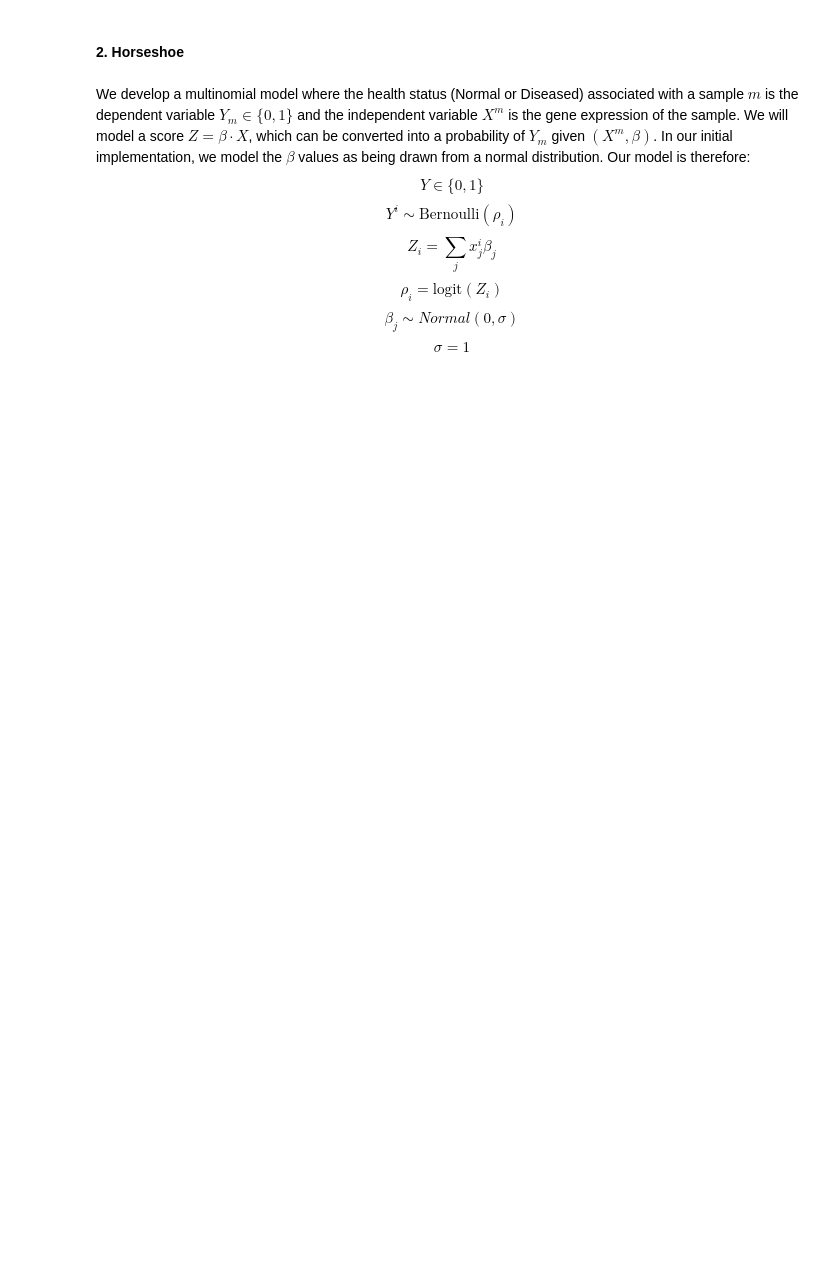
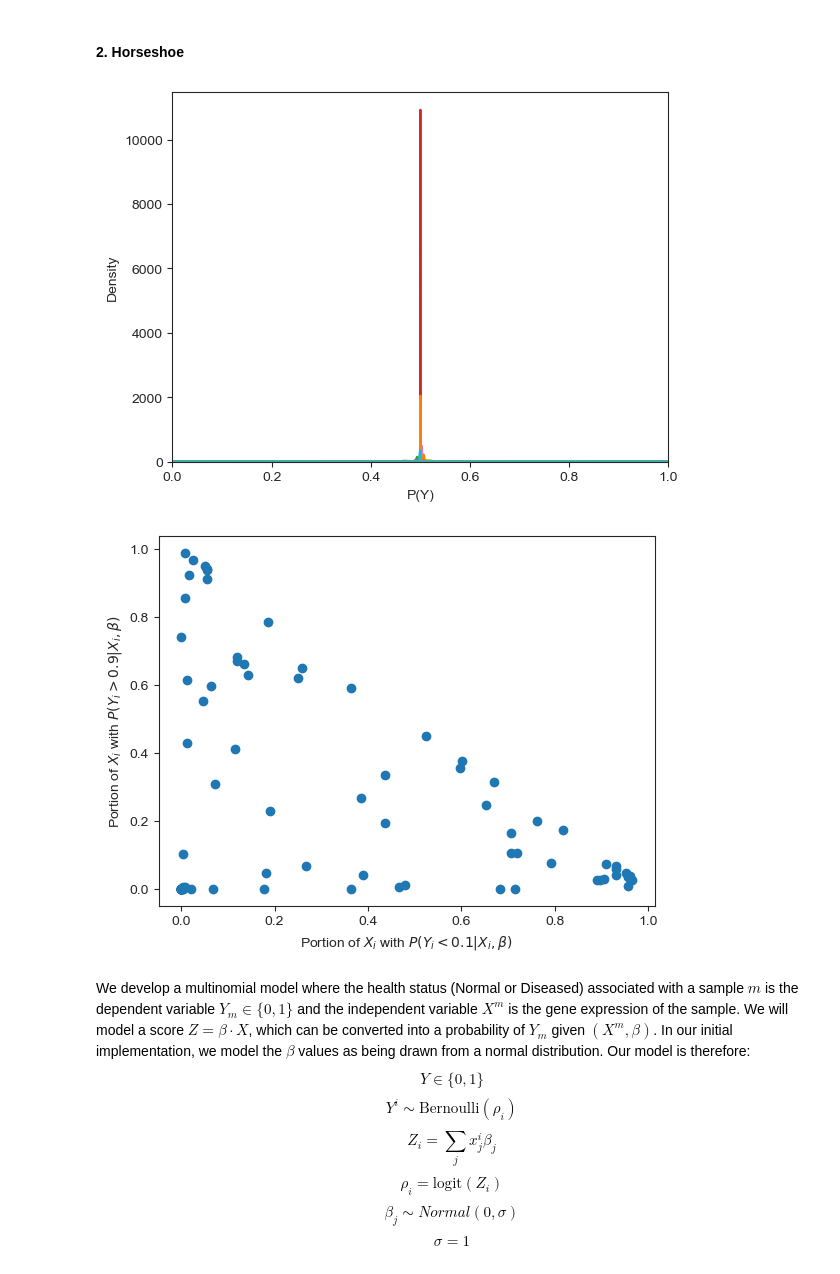
Before and after one commit to CamLunn/Bayesian-Logistic-Regression-Kidney-Disease, a Jupyter notebook: model_notebook_1.ipynb, the cells around one changed output. Cells and saved outputs as stored; diff of their text form; code cells hidden in the pictures; blank space fills up the shorter version.

```diff
--- a/model_notebook_1.ipynb
+++ b/model_notebook_1.ipynb
@@ -285,19 +508,40 @@ print(f"Expected number of genes with |B_i|>0.1: {sum(np.abs(double_exponential_
 # %% [markdown]
 #### 2. Horseshoe
-# %%
-# <!-- lambda ~ cauchy(0, 3);
-#   tau ~ cauchy(0, 1);
-#   for (i in 1:q) {
-#     beta[i] ~ normal(0, lambda[i] * tau);
-#   } -->
-lambda_rvs = sp.stats.cauchy.rvs(loc=0, scale=0.5, size=1000)
-tau_rvs = sp.stats.cauchy.rvs(loc=0, scale=1, size=100)
-sigma_rvs = []
-for i in range(len(tau_rvs)):
-    sigma_rvs.extend(lambda_rvs * tau_rvs[i])
-sigma_rvs = np.array(sigma_rvs)
-print(f"sigmas greater than 1: {sum(np.abs(sigma_rvs > 0.5))/len(sigma_rvs)}")
-plt.scatter([i for i in range(len(sigma_rvs))], sigma_rvs)
+# %%
+zero_counts = []
+one_counts = []
+n = 100
+lam = sp.stats.cauchy(loc=0, scale=0.5)
+tau = sp.stats.cauchy.rvs(loc=0, scale=0.5, size=n)
+for i in range(100):
+    lam_rvs = lam.rvs(size=len(raw_df))
+    tau_2 = tau[i]*tau[i]
+    for l in lam_rvs:
+        norm_rvs = sp.stats.norm.rvs(loc=0, scale=l*l*tau_2, size=len(raw_df))
+    Y_vals = []
+    for x in data_rand['X']:
+        z = sum(np.array(x) * norm_rvs)
+        Y_vals.append(np.exp(z) / (1 + np.exp(z)))
+    Y_vals = np.array(Y_vals)
+    zero_counts.append(len(Y_vals[Y_vals<0.1]))
+    one_counts.append(len(Y_vals[Y_vals>0.9]))
+    sns.kdeplot(Y_vals)
+plt.xlim([0, 1])
+plt.xlabel('P(Y)')
+plt.savefig('./plots/horseshoe_prior_density.png')
+plt.show()
+
+zero_counts = np.array(zero_counts) / len(data_rand['X'])
+one_counts = np.array(one_counts) / len(data_rand['X'])
+plt.scatter(zero_counts, one_counts)
+plt.xlabel(r'Portion of $X_i$ with $P(Y_i<0.1|X_i,\beta)$')
+plt.ylabel(r'Portion of $X_i$ with $P(Y_i>0.9|X_i,\beta)$')
+
+plt.savefig('./plots/horseshoe_prior_zeros.png')
+plt.show()
+# %% [output]
+[figure, added]
+[figure, added]
 # %% [markdown]
 We develop a multinomial model where the health status (Normal or Diseased) associated with a sample $m$ is the dependent variable $Y_m\in\{0,1\}$ and the independent variable $X^m$ is the gene expression of the sample. We will model a score $Z=\beta\cdot X$, which can be converted into a probability of $Y_m$ given $(X^m,\beta)$. In our initial implementation, we model the $\beta$ values as being drawn from a normal distribution. Our model is therefore:
 $$Y\in\{0, 1\}$$
```
Also changed, not shown: parts of 22 cells of this notebook, 29 other files.
